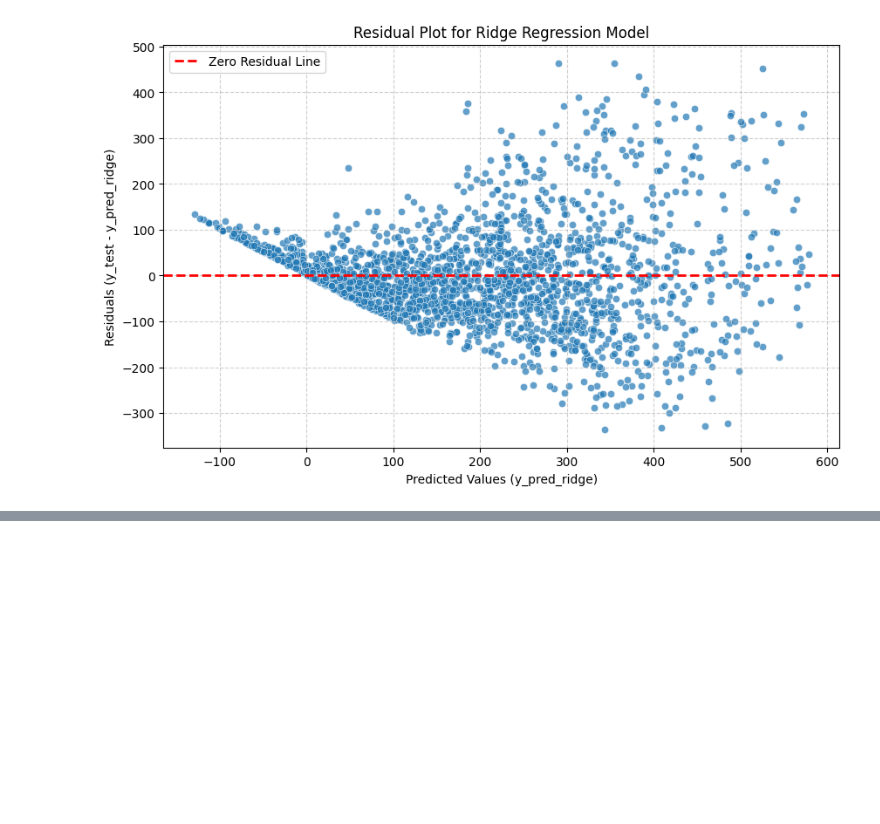
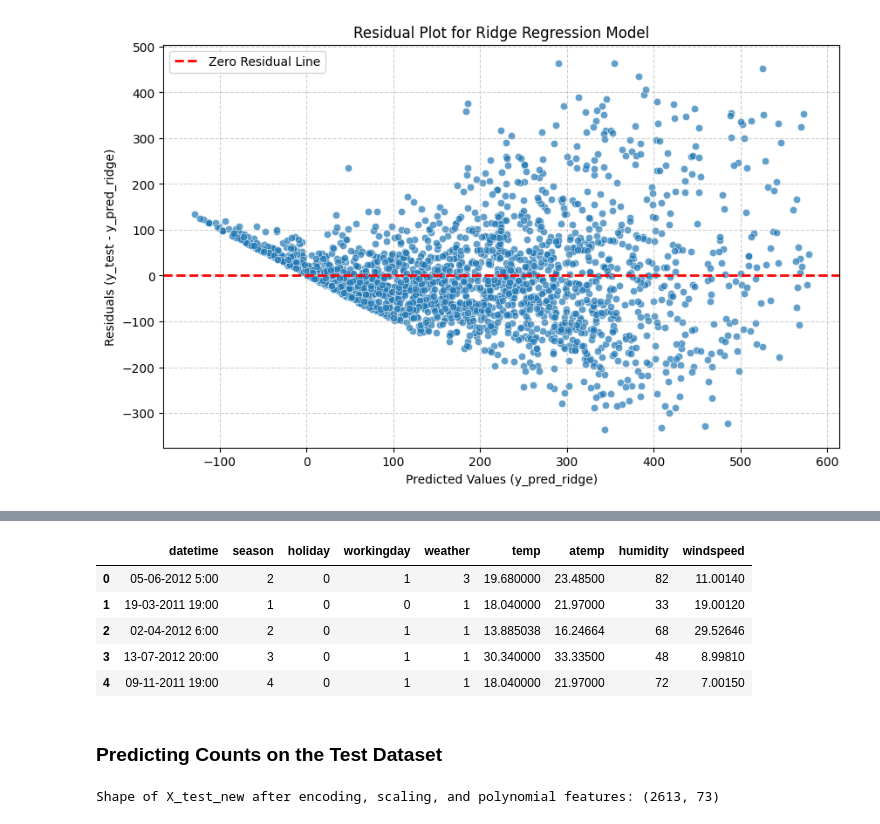
Before and after one commit to shashisingh0015/bits, a Jupyter notebook: Sem-1/ML/Assignment-1/Bike_Sharing_Predict.ipynb, the cells around one changed output, grey strips where cells are left out. Saved outputs shown, nothing was run; the diff lists cells and outputs as text; code cells hidden in the pictures; blank space fills up the shorter version.

```diff
--- a/Sem-1/ML/Assignment-1/Bike_Sharing_Predict.ipynb
+++ b/Sem-1/ML/Assignment-1/Bike_Sharing_Predict.ipynb
@@ -274,0 +374,36 @@ plt.show()
+# %%
+#importing test datasets
+data_test_set= pd.read_csv('/content/drive/MyDrive/Bits/ML/Lab-1/Assignment/bike_test.csv')
+# %%
+data_test_set.head(5)
+# %% [output]
+|  | datetime | season | holiday | workingday | weather | temp | atemp | humidity | windspeed |
+| 0 | 05-06-2012 5:00 | 2 | 0 | 1 | 3 | 19.680000 | 23.48500 | 82 | 11.00140 |
+| 1 | 19-03-2011 19:00 | 1 | 0 | 0 | 1 | 18.040000 | 21.97000 | 33 | 19.00120 |
+| 2 | 02-04-2012 6:00 | 2 | 0 | 1 | 1 | 13.885038 | 16.24664 | 68 | 29.52646 |
+| 3 | 13-07-2012 20:00 | 3 | 0 | 1 | 1 | 30.340000 | 33.33500 | 48 | 8.99810 |
+| 4 | 09-11-2011 19:00 | 4 | 0 | 1 | 1 | 18.040000 | 21.97000 | 72 | 7.00150 |
+# %% [markdown]
+### Predicting Counts on the Test Dataset
+# %%
+# Ensure 'datetime' column is in datetime format in the test dataset
+data_test_set['datetime'] = pd.to_datetime(data_test_set['datetime'], format="%d-%m-%Y %H:%M")
+
+# Extract hour, weekday, and month from the 'datetime' column for the test dataset
+data_test_set['hour'] = data_test_set['datetime'].dt.hour
+data_test_set['weekday'] = data_test_set['datetime'].dt.dayofweek
+data_test_set['month'] = data_test_set['datetime'].dt.month
+
+# Select the same features as used for training
+X_test_new = data_test_set[[
+    'hour', 'weekday', 'month', 'season', 'holiday', 'workingday', 'weather',
+    'temp', 'atemp', 'humidity', 'windspeed'
+]]
+
+# Apply the preprocessor to the new test data
+# We use 'transform' here, not 'fit_transform', to apply the transformations learned from the training data
+X_test_new_encoded = preprocessor.transform(X_test_new)
+
+print(f"Shape of X_test_new after encoding, scaling, and polynomial features: {X_test_new_encoded.shape}")
+# %% [output]
+Shape of X_test_new after encoding, scaling, and polynomial features: (2613, 73)
```
Also changed, not shown: parts of 17 cells of this notebook.
